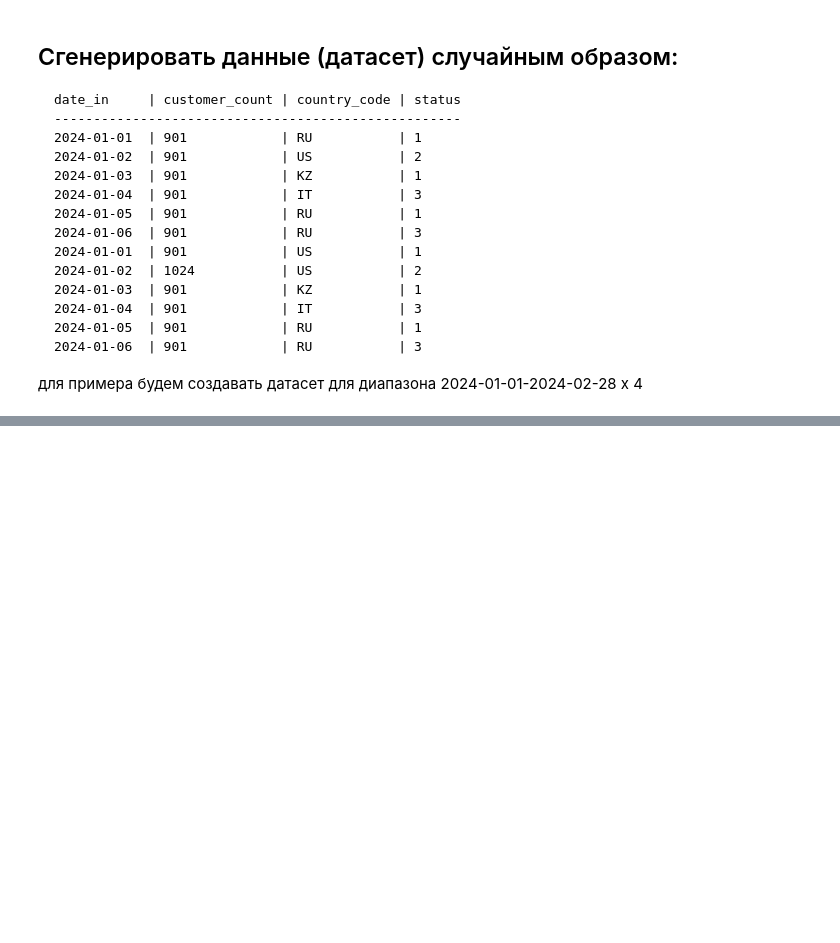
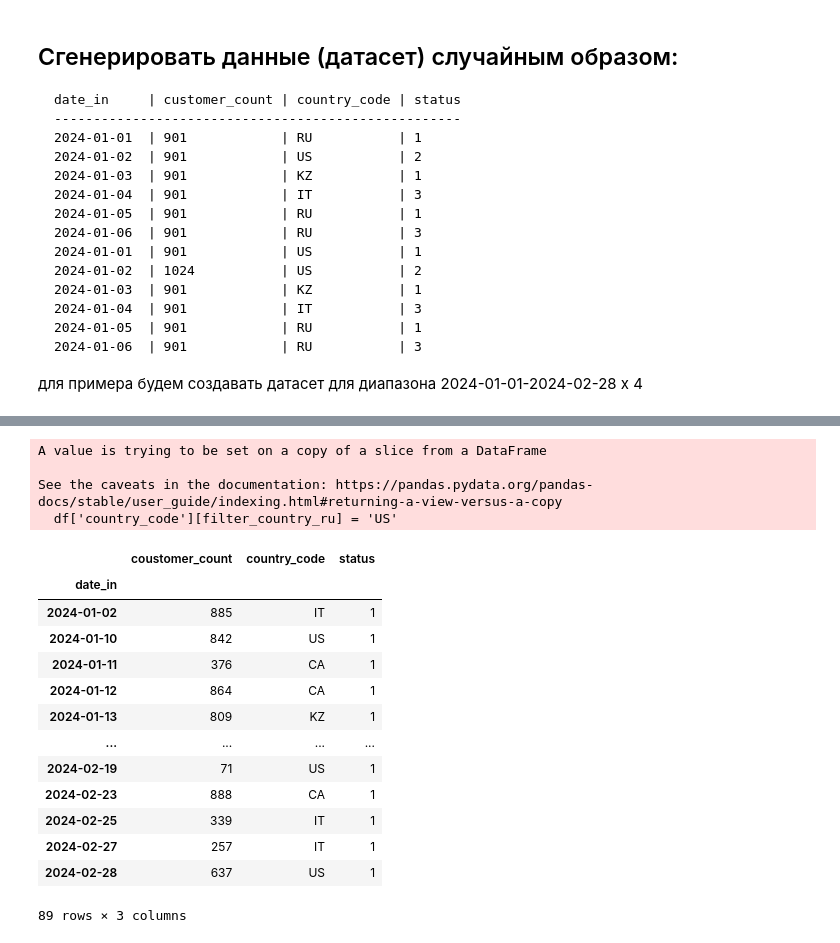
Before and after one commit to Data-Engineer-Course-Materials/big-data-02-2024, a Jupyter notebook: pandas_task_2.ipynb, the cells around one changed output, grey strips where cells are left out. Cells and saved outputs as stored; diff of their text form; code cells hidden in the pictures; blank space fills up the shorter version.

Commit message:
pandas examples

```diff
--- a/pandas_task_2.ipynb
+++ b/pandas_task_2.ipynb
@@ -43,0 +95,3 @@ df = pd.DataFrame(data=dataset, columns=['date_in', 'coustomer_count', 'country_
+# %%
+df = pd.read_excel('company_stats.xlsx', 0, index_col='date_in')
+df.head()
@@ -43,0 +144,31 @@ df = pd.DataFrame(data=dataset, columns=['date_in', 'coustomer_count', 'country_
+# %%
+df['country_code'] = df.country_code.apply(lambda x: x.upper())
+# %%
+# status = 1
+filter_status = df['status']==1
+df = df[filter_status]
+# %%
+filter_country_ru = df['country_code']=='RU'
+df['country_code'][filter_country_ru] = 'US'
+# %% [output]
+A value is trying to be set on a copy of a slice from a DataFrame
+
+See the caveats in the documentation: https://pandas.pydata.org/pandas-docs/stable/user_guide/indexing.html#returning-a-view-versus-a-copy
+  df['country_code'][filter_country_ru] = 'US'
+# %%
+df
+# %% [output]
+|  | coustomer_count | country_code | status |
+| date_in |  |  |  |
+| 2024-01-02 | 885 | IT | 1 |
+| 2024-01-10 | 842 | US | 1 |
+| 2024-01-11 | 376 | CA | 1 |
+| 2024-01-12 | 864 | CA | 1 |
+| 2024-01-13 | 809 | KZ | 1 |
+| ... | ... | ... | ... |
+| 2024-02-19 | 71 | US | 1 |
+| 2024-02-23 | 888 | CA | 1 |
+| 2024-02-25 | 339 | IT | 1 |
+| 2024-02-27 | 257 | IT | 1 |
+| 2024-02-28 | 637 | US | 1 |
+89 rows × 3 columns
```
Also changed, not shown: parts of 8 cells of this notebook.
